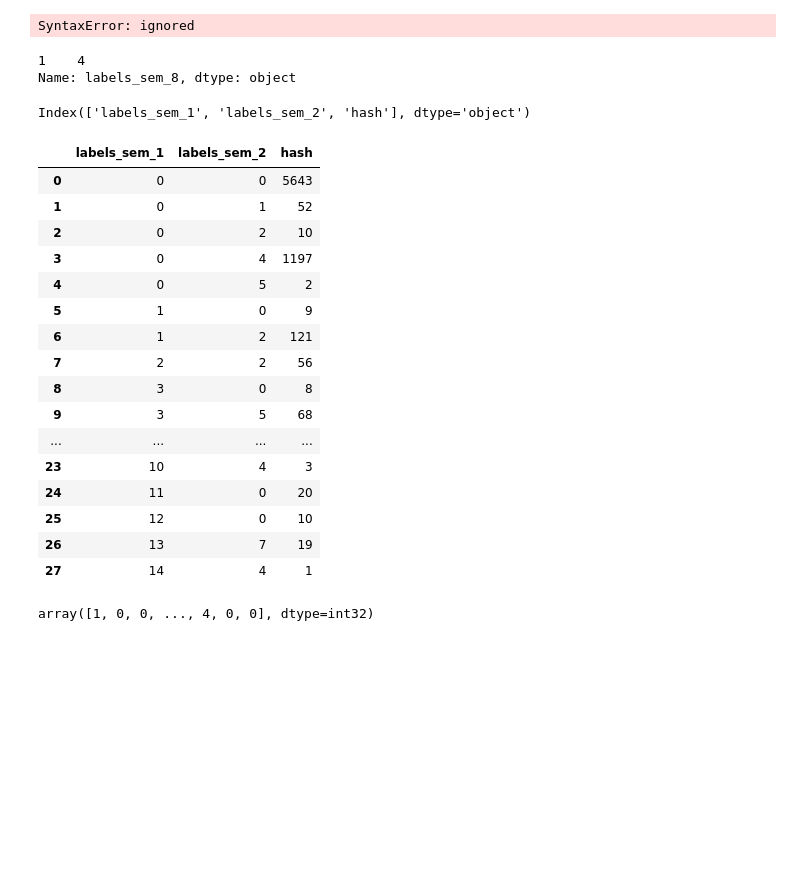
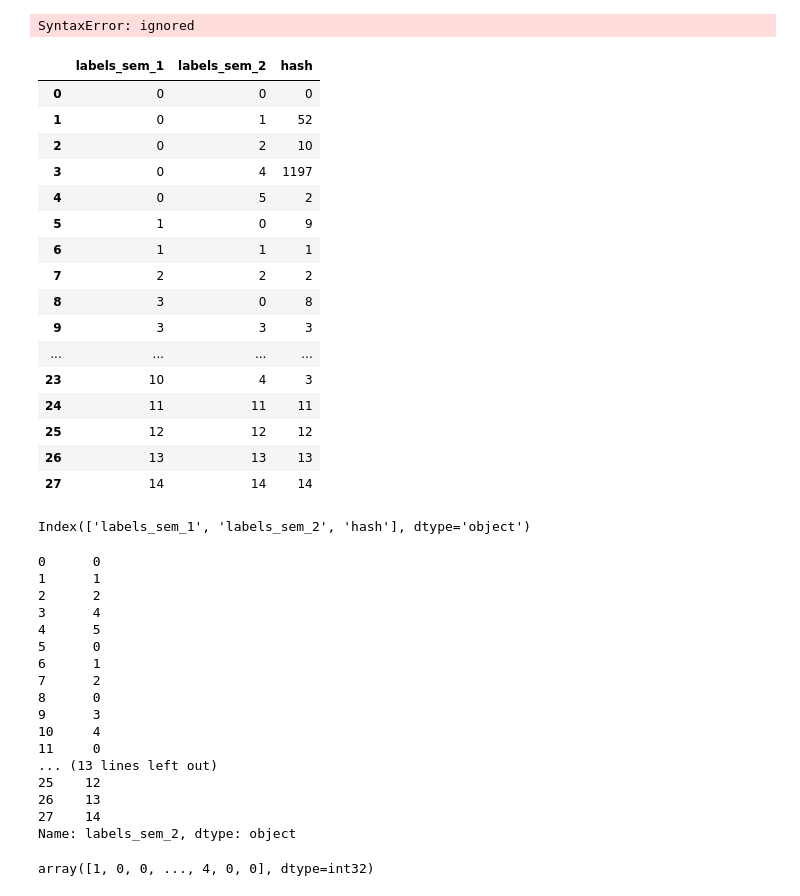
Before and after one commit to Maksimka9/clustering, a Jupyter notebook: main.ipynb, the cells around one changed output. Saved outputs shown, nothing was run; the diff lists cells and outputs as text; code cells hidden in the pictures; blank space fills up the shorter version.

```diff
--- a/main.ipynb
+++ b/main.ipynb
@@ -338,11 +340,35 @@ for df in cluster_match_list:
     else:
 # %% [output]
 SyntaxError: ignored
-# %%
-cluster_match_df.iloc[:, 1][cluster_match_df['labels_sem_8'] ==  4]
-# %% [output]
-1    4
-Name: labels_sem_8, dtype: object
+# %%
+for df in cluster_match_list:
+  labels_1 = list(set(df.iloc[:, 0]))
+  for label in labels_1:
+    labels_2 = df.loc[df.iloc[:, 0] == label, df.columns[1]].values.flatten()
+    values = df.loc[df.iloc[:, 0] == label, ['hash']].values.flatten()
+    i_max = np.argmax(values)
+    if values[i_max]/np.sum(values) > 0.5:
+      df.loc[(df.iloc[:, 0] == label) & (df.iloc[:, 1] == labels_2[i_max])] = label
+
+cluster_match_list[0]
+# %% [output]
+|  | labels_sem_1 | labels_sem_2 | hash |
+| 0 | 0 | 0 | 0 |
+| 1 | 0 | 1 | 52 |
+| 2 | 0 | 2 | 10 |
+| 3 | 0 | 4 | 1197 |
+| 4 | 0 | 5 | 2 |
+| 5 | 1 | 0 | 9 |
+| 6 | 1 | 1 | 1 |
+| 7 | 2 | 2 | 2 |
+| 8 | 3 | 0 | 8 |
+| 9 | 3 | 3 | 3 |
+| ... | ... | ... | ... |
+| 23 | 10 | 4 | 3 |
+| 24 | 11 | 11 | 11 |
+| 25 | 12 | 12 | 12 |
+| 26 | 13 | 13 | 13 |
+| 27 | 14 | 14 | 14 |
 # %%
 changed_cluster_match_df = cluster_match_list[0].iloc[:, 0]
 changed_cluster_match_df.columns = cluster_match_list[0].columns
@@ -356,25 +382,25 @@ for label in labels_1:
 # %% [output]
 Index(['labels_sem_1', 'labels_sem_2', 'hash'], dtype='object')
 # %%
-cluster_match_list[0]
+cluster_match_list[0].iloc[:, 1]
 # %% [output]
-|  | labels_sem_1 | labels_sem_2 | hash |
-| 0 | 0 | 0 | 5643 |
-| 1 | 0 | 1 | 52 |
-| 2 | 0 | 2 | 10 |
-| 3 | 0 | 4 | 1197 |
-| 4 | 0 | 5 | 2 |
-| 5 | 1 | 0 | 9 |
-| 6 | 1 | 2 | 121 |
-| 7 | 2 | 2 | 56 |
-| 8 | 3 | 0 | 8 |
-| 9 | 3 | 5 | 68 |
-| ... | ... | ... | ... |
-| 23 | 10 | 4 | 3 |
-| 24 | 11 | 0 | 20 |
-| 25 | 12 | 0 | 10 |
-| 26 | 13 | 7 | 19 |
-| 27 | 14 | 4 | 1 |
+0      0
+1      1
+2      2
+3      4
+4      5
+5      0
+6      1
+7      2
+8      0
+9      3
+10     4
+11     0
+... (13 lines left out)
+25    12
+26    13
+27    14
+Name: labels_sem_2, dtype: object
 # %%
 for df in cluster_match_list:
   labels_1 = list(set(df.iloc[:, 0]))
```
Also changed, not shown: parts of 1 cell of this notebook.
